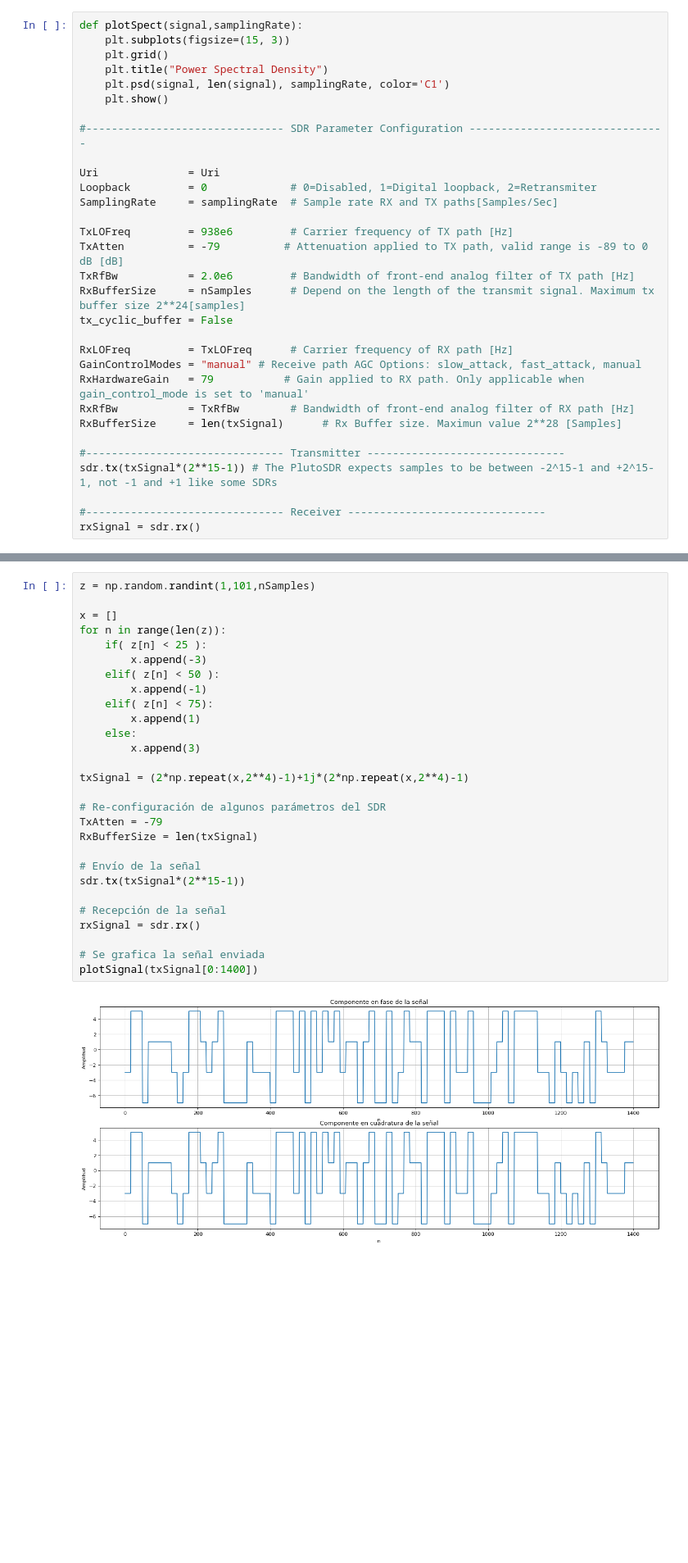
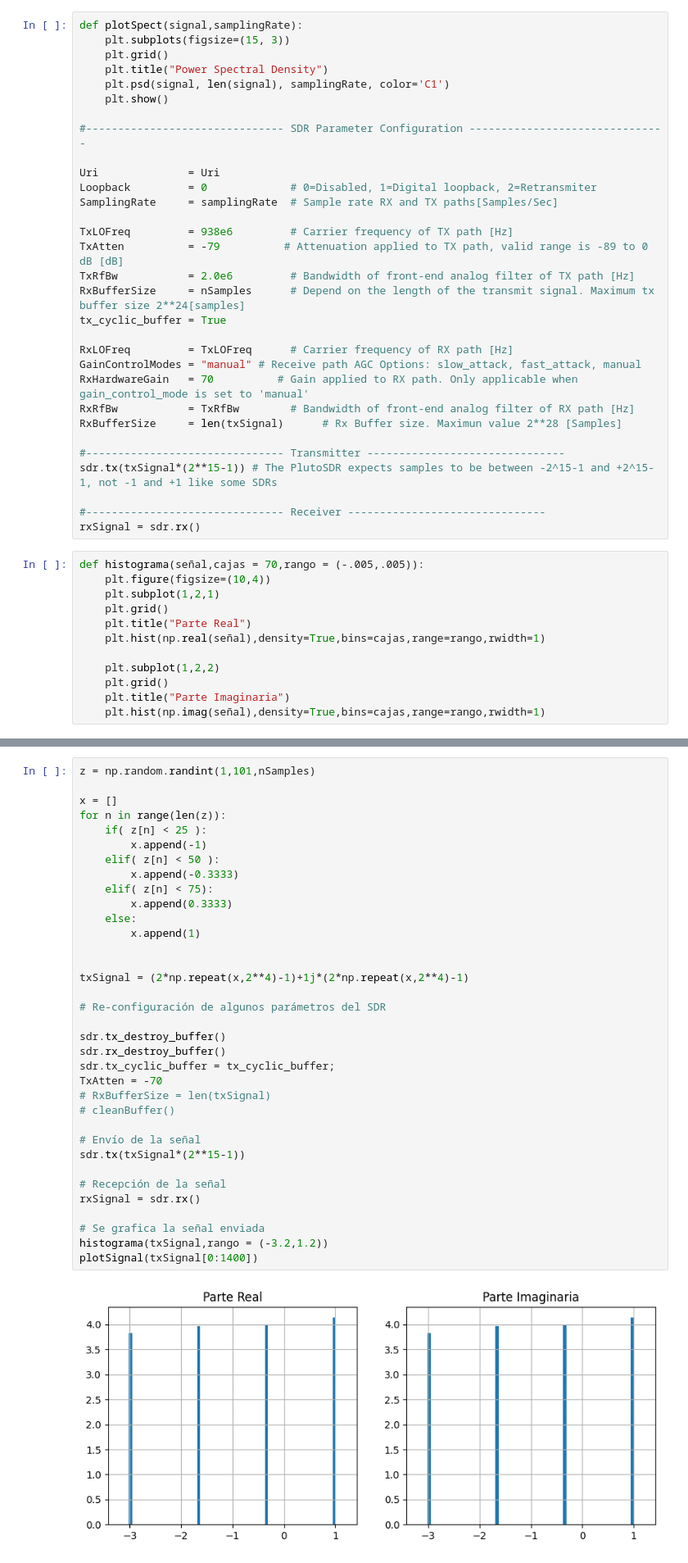
Before and after one commit to GastonFernandez00/Comunicaciones-Digitales, a Jupyter notebook: SDR Ejercicios/EjercicioTP3.ipynb, the cells around one changed output, grey strips where cells are left out. Shown at 82% size. Cells and saved outputs as stored; diff of their text form; blank space fills up the shorter version.

```diff
--- a/SDR Ejercicios/EjercicioTP3.ipynb
+++ b/SDR Ejercicios/EjercicioTP3.ipynb
@@ -87,11 +107,11 @@ TxLOFreq         = 938e6         # Carrier frequency of TX path [Hz]
 TxAtten          = -79          # Attenuation applied to TX path, valid range is -89 to 0 dB [dB]
 TxRfBw           = 2.0e6         # Bandwidth of front-end analog filter of TX path [Hz]
 RxBufferSize     = nSamples      # Depend on the length of the transmit signal. Maximum tx buffer size 2**24[samples]
-tx_cyclic_buffer = False
+tx_cyclic_buffer = True
 
 RxLOFreq         = TxLOFreq      # Carrier frequency of RX path [Hz]
 GainControlModes = "manual" # Receive path AGC Options: slow_attack, fast_attack, manual
-RxHardwareGain   = 79           # Gain applied to RX path. Only applicable when gain_control_mode is set to 'manual'
+RxHardwareGain   = 70          # Gain applied to RX path. Only applicable when gain_control_mode is set to 'manual'
 RxRfBw           = TxRfBw        # Bandwidth of front-end analog filter of RX path [Hz]
 RxBufferSize     = len(txSignal)      # Rx Buffer size. Maximun value 2**28 [Samples]
 
@@ -100,6 +120,18 @@ sdr.tx(txSignal*(2**15-1)) # The PlutoSDR expects samples to be between -2^15-1
 
 #------------------------------- Receiver -------------------------------
 rxSignal = sdr.rx()
+# %%
+def histograma(señal,cajas = 70,rango = (-.005,.005)):
+    plt.figure(figsize=(10,4))
+    plt.subplot(1,2,1)
+    plt.grid()
+    plt.title("Parte Real")
+    plt.hist(np.real(señal),density=True,bins=cajas,range=rango,rwidth=1)
+
+    plt.subplot(1,2,2)
+    plt.grid()
+    plt.title("Parte Imaginaria")
+    plt.hist(np.imag(señal),density=True,bins=cajas,range=rango,rwidth=1)
 # %% [markdown]
 1.
 + Gráfica Temporal de sus Componentes
@@ -193,30 +234,37 @@ plt.show()
 # %%
 z = np.random.randint(1,101,nSamples)
 
 x = []
 for n in range(len(z)):
     if( z[n] < 25 ):
-        x.append(-3)
+        x.append(-1)
     elif( z[n] < 50 ):
-        x.append(-1)
+        x.append(-0.3333)
     elif( z[n] < 75):
+        x.append(0.3333)
+    else:
         x.append(1)
-    else:
-        x.append(3)
+
 
 txSignal = (2*np.repeat(x,2**4)-1)+1j*(2*np.repeat(x,2**4)-1)
 
 # Re-configuración de algunos parámetros del SDR
-TxAtten = -79
-RxBufferSize = len(txSignal)
+
+sdr.tx_destroy_buffer()
+sdr.rx_destroy_buffer()
+sdr.tx_cyclic_buffer = tx_cyclic_buffer;
+TxAtten = -70
+# RxBufferSize = len(txSignal)
+# cleanBuffer()
 
 # Envío de la señal
 sdr.tx(txSignal*(2**15-1))
 
 # Recepción de la señal
 rxSignal = sdr.rx()
 
 # Se grafica la señal enviada
+histograma(txSignal,rango = (-3.2,1.2))
 plotSignal(txSignal[0:1400])
 # %% [output]
-[figure, old version]
+[figure, new version]
```
Also changed, not shown: parts of 14 cells of this notebook, 1 other file.
